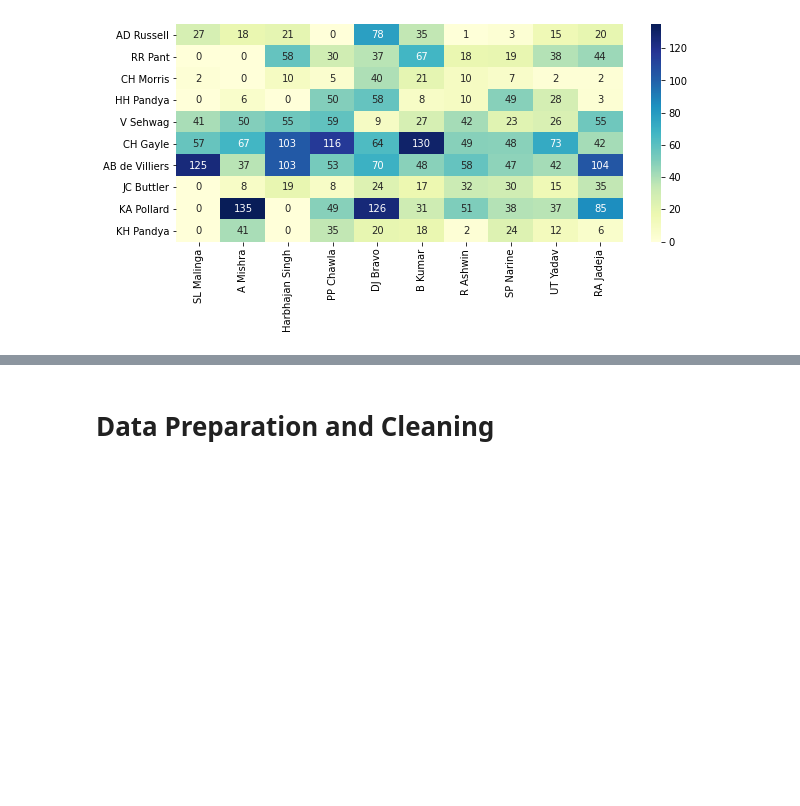
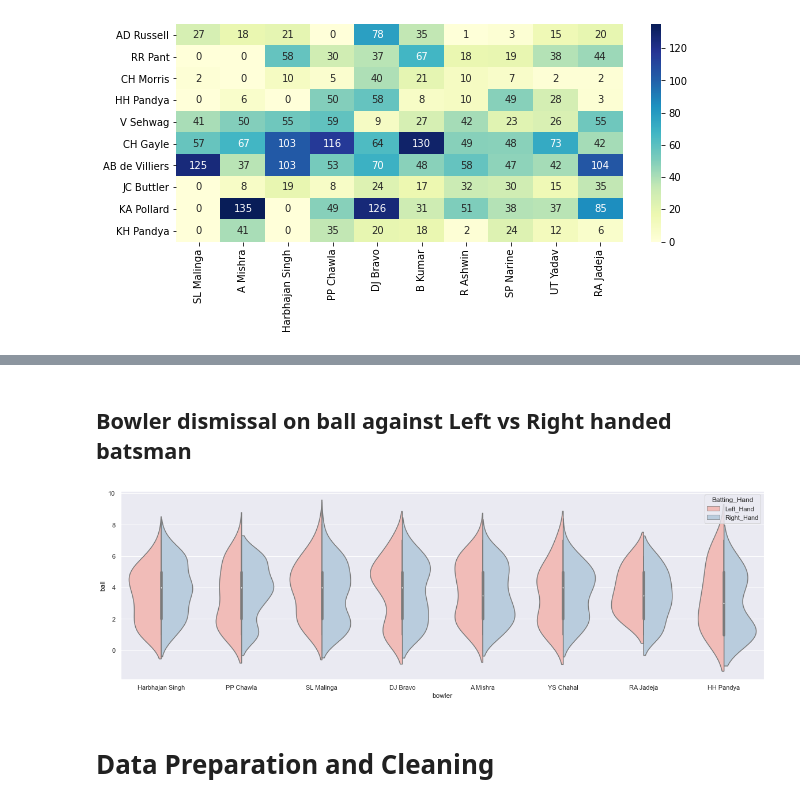
Before and after one commit to Utkarsh736/IPL_Data_Analysis, a Jupyter notebook: Template.ipynb, the cells around one changed output, grey strips where cells are left out. Saved outputs shown, nothing was run; the diff lists cells and outputs as text; code cells hidden in the pictures; blank space fills up the shorter version.

```diff
--- a/Template.ipynb
+++ b/Template.ipynb
@@ -882,3 +862,11 @@ runs_against_skill = sns.heatmap(runs_against_skill_df, cmap="YlGnBu", annot=Tru
+# %% [markdown]
+## Bowler dismissal on ball against Left vs Right handed batsman
+# %%
+sns.set(style="darkgrid")
+bowler_violinplot = ax = plt.subplots(figsize=(20,6))
+bowler_violinplot = sns.violinplot(x= 'bowler', y='ball', data= bowler_list_df, hue='Batting_Hand', split=True, palette="Pastel1")
+# %% [output]
+[figure, added]
 # %% [markdown]
 # Data Preparation and Cleaning
 # %% [markdown]
```
Also changed, not shown: parts of 21 cells of this notebook.
